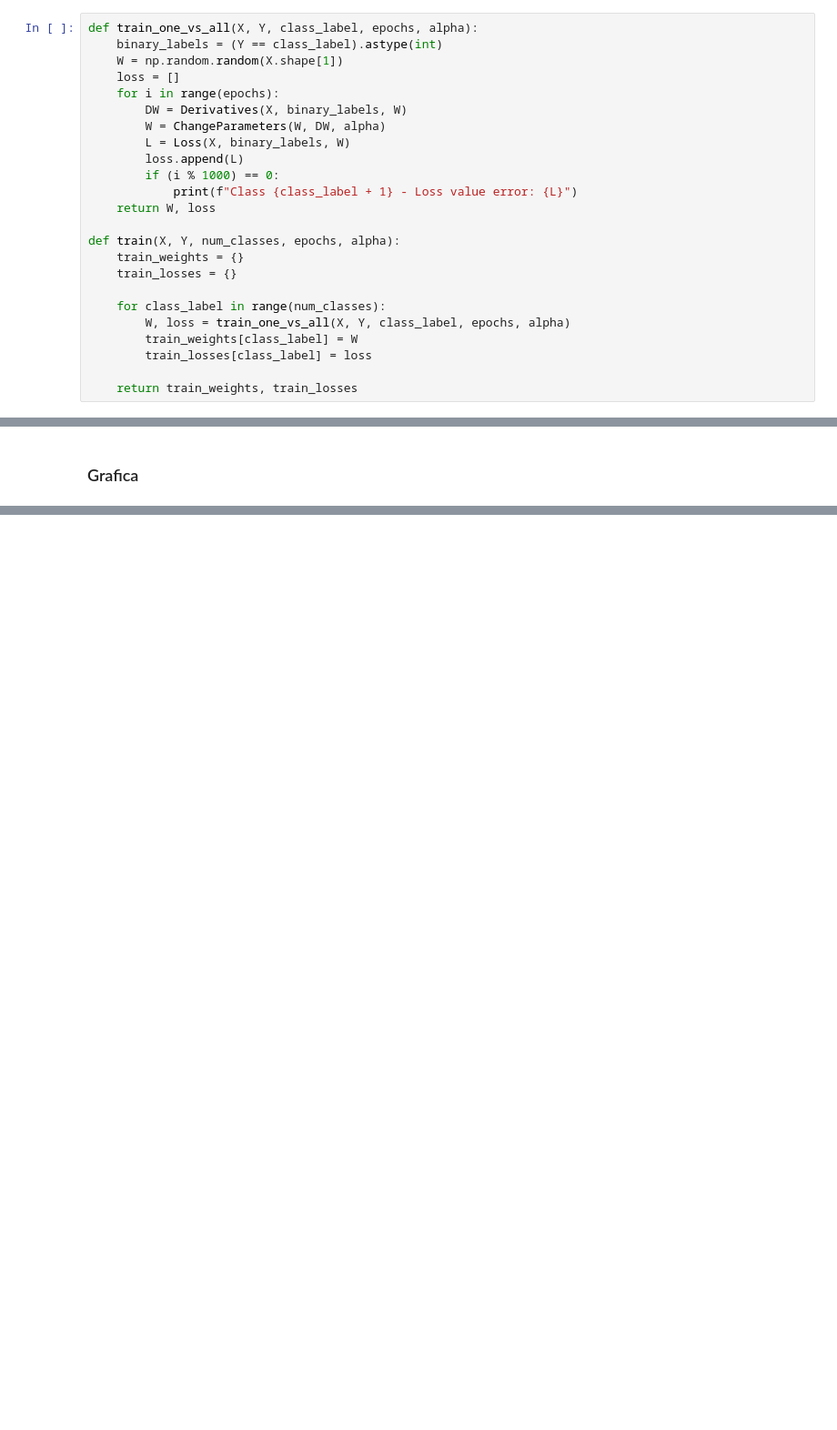
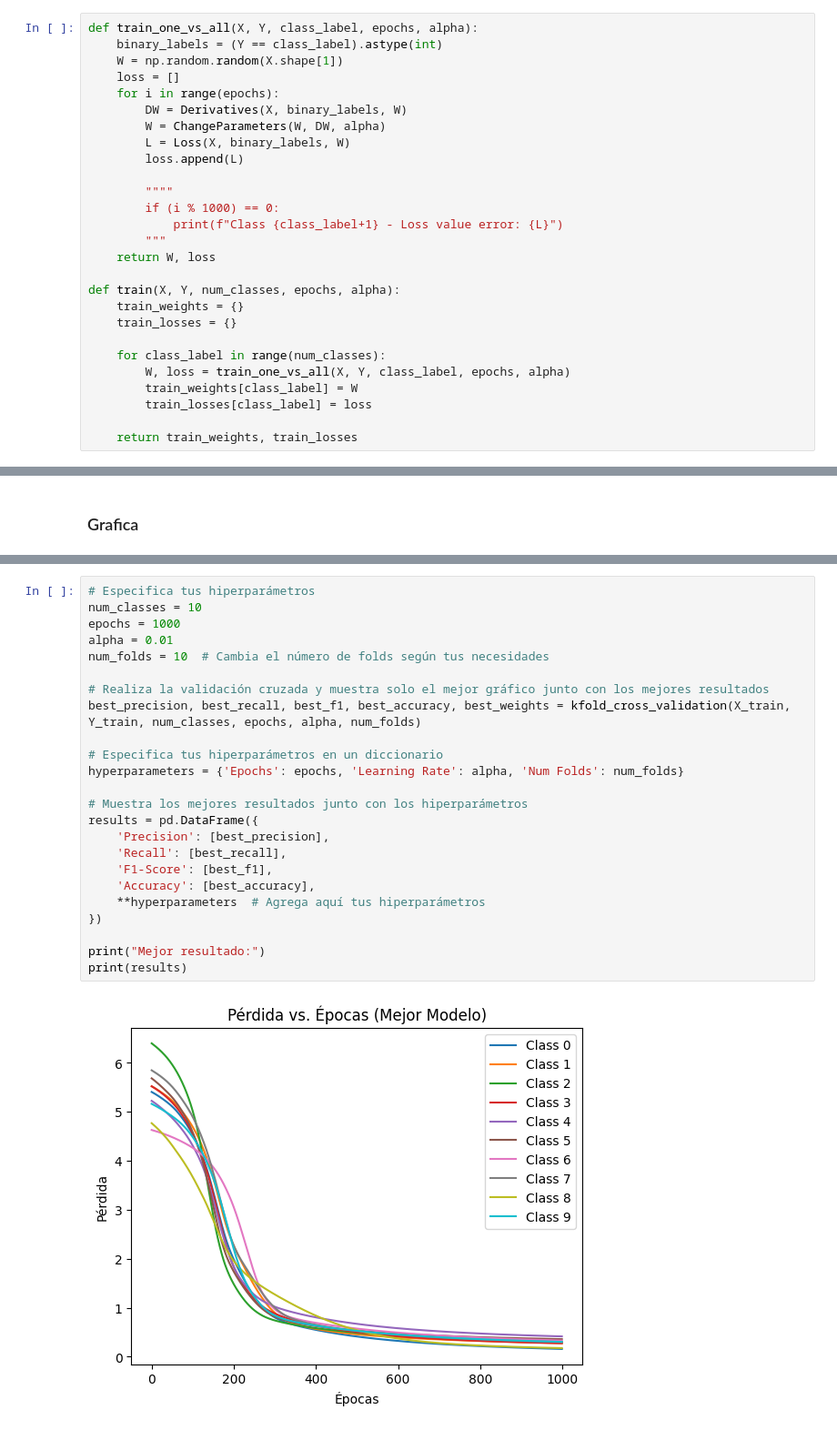
Before and after one commit to OmarUTEC/project1-machine, a Jupyter notebook: REGRESION_LOGISTICA/24X24/main.ipynb, the cells around one changed output, grey strips where cells are left out. Shown at 91% size. Drawn from its saved outputs; the diff is of its cells as text; blank space fills up the shorter version.

```diff
--- a/REGRESION_LOGISTICA/24X24/main.ipynb
+++ b/REGRESION_LOGISTICA/24X24/main.ipynb
@@ -233,8 +233,11 @@ def train_one_vs_all(X, Y, class_label, epochs, alpha):
         W = ChangeParameters(W, DW, alpha)
         L = Loss(X, binary_labels, W)
         loss.append(L)
+
+        """"
         if (i % 1000) == 0:
-            print(f"Class {class_label + 1} - Loss value error: {L}")
+            print(f"Class {class_label+1} - Loss value error: {L}")
+        """
     return W, loss
 
 def train(X, Y, num_classes, epochs, alpha):
@@ -481,0 +341,26 @@ plt.show()
+# %%
+# Especifica tus hiperparámetros
+num_classes = 10
+epochs = 1000
+alpha = 0.01
+num_folds = 10  # Cambia el número de folds según tus necesidades
+
+# Realiza la validación cruzada y muestra solo el mejor gráfico junto con los mejores resultados
+best_precision, best_recall, best_f1, best_accuracy, best_weights = kfold_cross_validation(X_train, Y_train, num_classes, epochs, alpha, num_folds)
+
+# Especifica tus hiperparámetros en un diccionario
+hyperparameters = {'Epochs': epochs, 'Learning Rate': alpha, 'Num Folds': num_folds}
+
+# Muestra los mejores resultados junto con los hiperparámetros
+results = pd.DataFrame({
+    'Precision': [best_precision],
+    'Recall': [best_recall],
+    'F1-Score': [best_f1],
+    'Accuracy': [best_accuracy],
+    **hyperparameters  # Agrega aquí tus hiperparámetros
+})
+
+print("Mejor resultado:")
+print(results)
+# %% [output]
+[figure, added]
```
Also changed, not shown: parts of 15 cells of this notebook.
